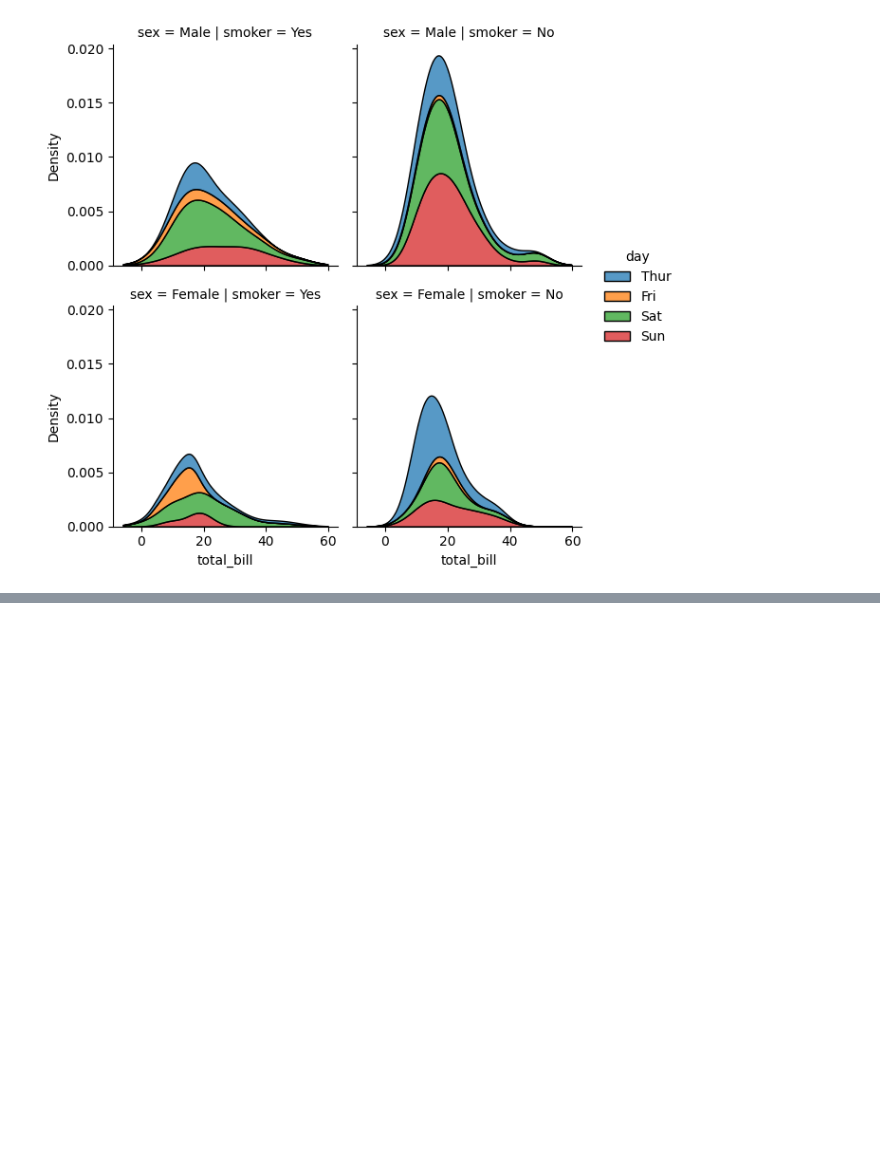
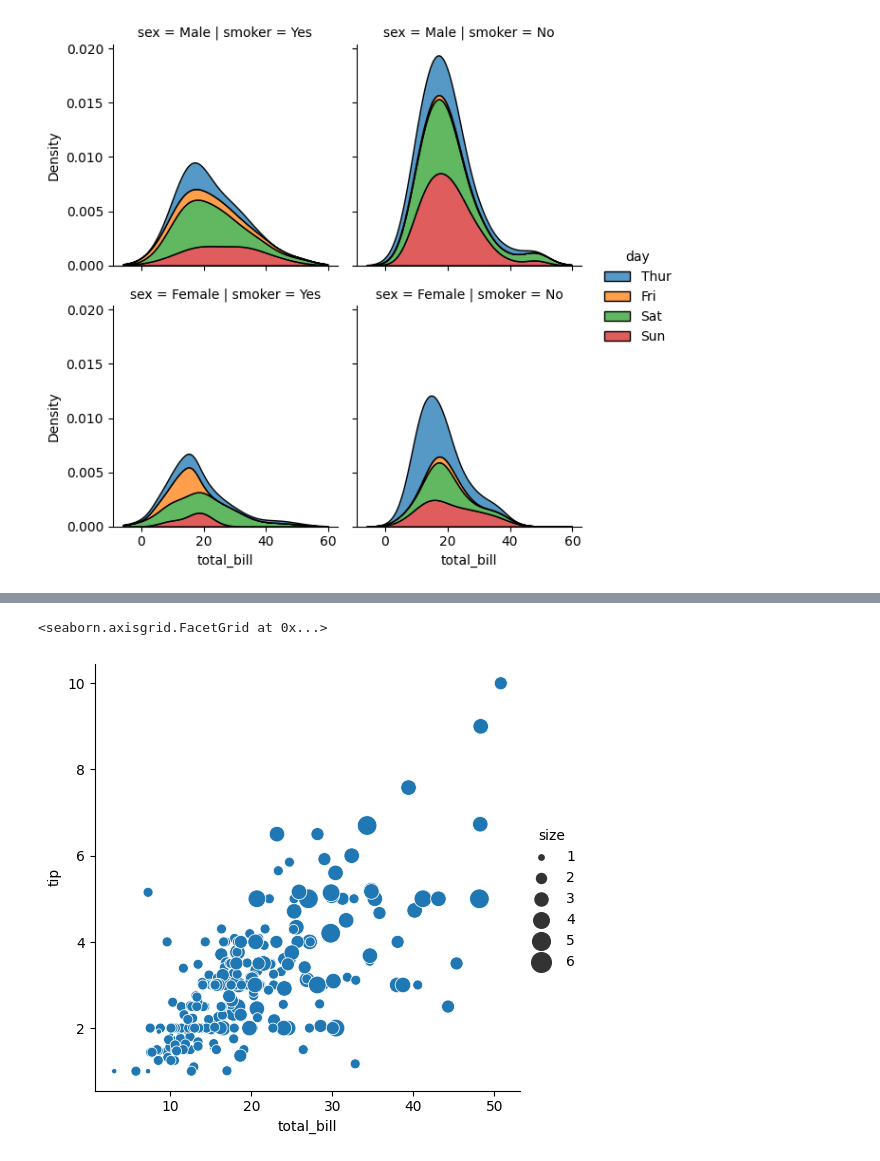
Before and after one commit to AKHIL869/data-science, a Jupyter notebook: analysis/visualization.ipynb, the cells around one changed output, grey strips where cells are left out. Drawn from its saved outputs; the diff is of its cells as text; code cells hidden in the pictures; blank space fills up the shorter version.

```diff
--- a/analysis/visualization.ipynb
+++ b/analysis/visualization.ipynb
@@ -121,0 +138,8 @@ sns.displot(data=tips,x='total_bill',col='smoker',row='sex',height=3,kind='kde',
+# %%
+sns.relplot(
+    data=tips, x="total_bill", y="tip",
+    size="size", sizes=(15, 200)
+)
+# %% [output]
+<seaborn.axisgrid.FacetGrid at 0x...>
+[figure, added]
```
Also changed, not shown: parts of 4 cells of this notebook.
